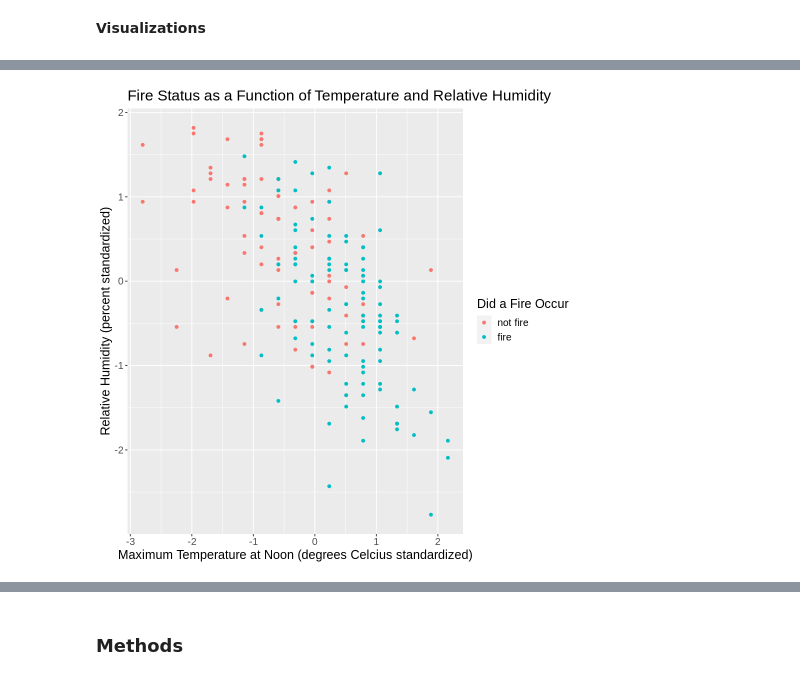
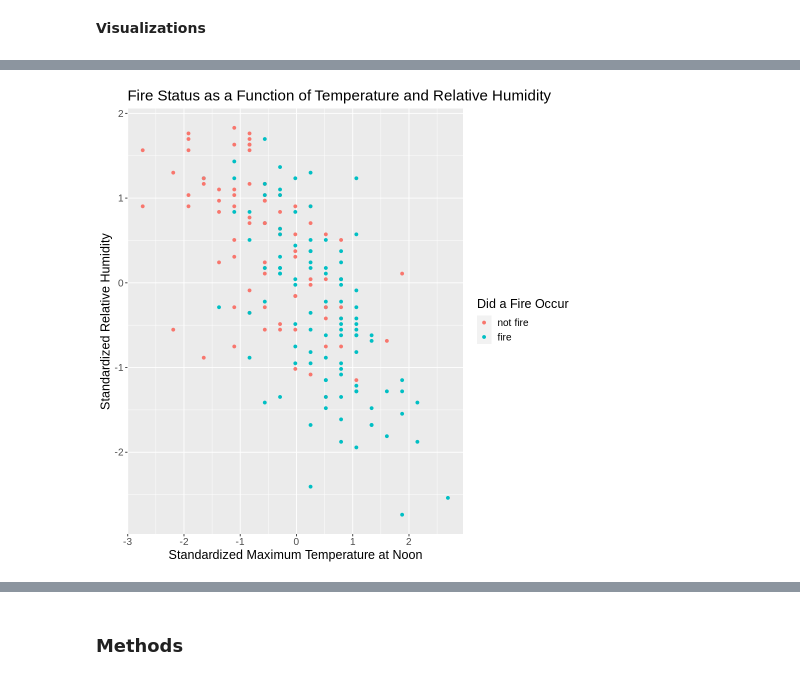
Before and after one commit to alexpiarkouski/Fire-Prediction, a Jupyter notebook: Group 33_ProjectReport.ipynb, the cells around one changed output, grey strips where cells are left out. Drawn from its saved outputs; the diff is of its cells as text; code cells hidden in the pictures.

Commit message:
standardized training set for visualizations

```diff
--- a/Group 33_ProjectReport.ipynb
+++ b/Group 33_ProjectReport.ipynb
@@ -147,45 +163,56 @@ A tibble: 2 × 3
 # %%
-#Creating visualizations with the purpose of observing the types (including direction and strength) of relationships between our chosen predictors and fire occurence
+options(repr.plot.width=8, repr.plot.height=8)
 
-options(repr.plot.width=8, repr.plot.height=8)
-temperature_humidity_plot <- fire_train %>%
-    ggplot(aes(x = scaled_Temperature, y = scaled_RH, colour = fire_occurrence)) +
-geom_point() +
-labs(x = "Maximum Temperature at Noon (degrees Celcius standardized)",
-     y = "Relative Humidity (percent standardized)",
-    colour = "Did a Fire Occur") +
-ggtitle("Fire Status as a Function of Temperature and Relative Humidity") +
-  theme(text = element_text(size = 15))
+#Standardizing data
+standard_fire <- fire_train %>%
+                mutate(Temperature = scale(Temperature, center = TRUE),
+                RH = scale(RH, center = TRUE),
+                Ws = scale(Ws, center = TRUE),
+                Rain = scale(Rain, center = TRUE),
+                FWI = scale(FWI, center = TRUE))
+
+#Temperature and relative humidity
+temperature_humidity_plot <- standard_fire %>%
+                            ggplot(aes(x = Temperature, y = RH, colour = fire_occurrence)) +
+                            geom_point() +
+                            labs(x = "Standardized Maximum Temperature at Noon",
+                                 y = "Standardized Relative Humidity",
+                                colour = "Did a Fire Occur") +
+                            ggtitle("Fire Status as a Function of Temperature and Relative Humidity") +
+                                theme(text = element_text(size = 15))
 temperature_humidity_plot
 
-temperature_rain_plot <- fire_train %>%
-    ggplot(aes(x = scaled_Temperature, y = scaled_Rain, colour = fire_occurrence))+
-geom_point() +
-labs(x = "Maximum Temperature at Noon (degrees Celcius standardized)",
-     y = "Amount of Rainfall in a day (millimetres standardized)",
-    colour = "Did a Fire Occur") +
-ggtitle("Fire Status as a Function of Temperature and Amount of Rainfall") +
- theme(text = element_text(size = 15))
+#Temperature and rain
+temperature_rain_plot <- standard_fire %>%
+                            ggplot(aes(x = Temperature, y = Rain, colour = fire_occurrence))+
+                            geom_point() +
+                            labs(x = "Standardized Maximum Temperature at Noon",
+                                 y = "Standardized Amount of Rainfall in a day",
+                                colour = "Did a Fire Occur") +
+                            ggtitle("Fire Status as a Function of Temperature and Amount of Rainfall") +
+                            theme(text = element_text(size = 15))
 temperature_rain_plot
 
-temperature_wind_plot <- fire_train %>%
-    ggplot(aes(x = scaled_Temperature, y = scaled_Ws, colour = fire_occurrence))+
-geom_point() +
-labs(x = "Maximum Temperature at Noon (degrees Celcius standardized)",
-     y = "Wind Speed (km/h standardized)",
-    colour = "Did a Fire Occur") +
-ggtitle("Fire Status as a Function of Temperature and Wind Speed") +
- theme(text = element_text(size = 15))
+#Temperature and wind speed
+temperature_wind_plot <- standard_fire %>%
+                        ggplot(aes(x = Temperature, y = Ws, colour = fire_occurrence))+
+                        geom_point() +
+                        labs(x = "Standardized Maximum Temperature at Noon",
+                             y = "Standardized Wind Speed",
+                            colour = "Did a Fire Occur") +
+                        ggtitle("Fire Status as a Function of Temperature and Wind Speed") +
+                        theme(text = element_text(size = 15))
 temperature_wind_plot
 
-temperature_FWI_plot <- fire_train %>%
-    ggplot(aes(x = scaled_Temperature, y = scaled_FWI, colour = fire_occurrence))+
-geom_point() +
-labs(x = "Maximum Temperature at Noon (degrees Celcius standardized)",
-     y = "Fire Weather Index (no units - a standardized score)",
-    colour = "Did a Fire Occur") +
-ggtitle("Fire Status as a Function of Temperature and Fire Weather Index") +
- theme(text = element_text(size = 15))
+#Temperature and fire weather index
+temperature_FWI_plot <- standard_fire %>%
+                        ggplot(aes(x = Temperature, y = FWI, colour = fire_occurrence))+
+                        geom_point() +
+                        labs(x = "Standardized Maximum Temperature at Noon",
+                             y = "Standardized Fire Weather Index",
+                            colour = "Did a Fire Occur") +
+                        ggtitle("Fire Status as a Function of Temperature and Fire Weather Index") +
+                         theme(text = element_text(size = 15))
 temperature_FWI_plot
 # %% [output]
-[figure, old version]
+[figure, new version]
```
Also changed, not shown: parts of 9 cells of this notebook.
